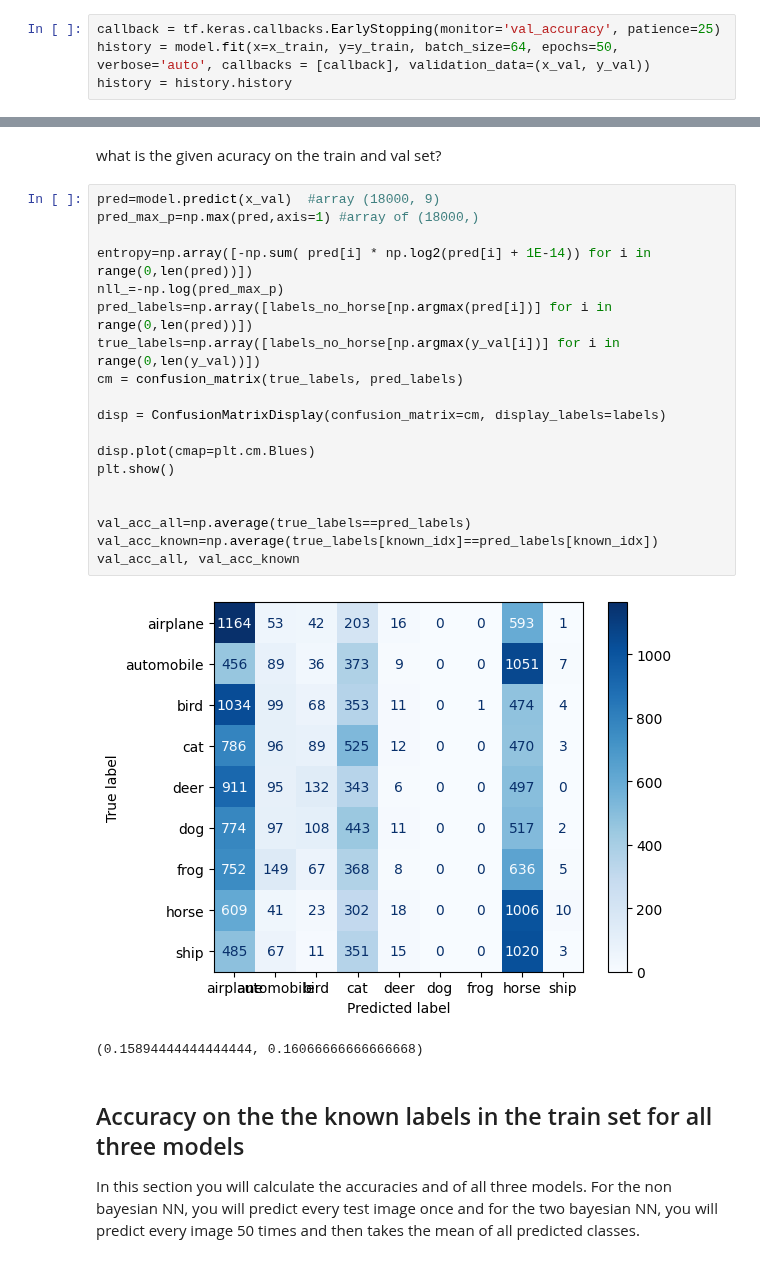
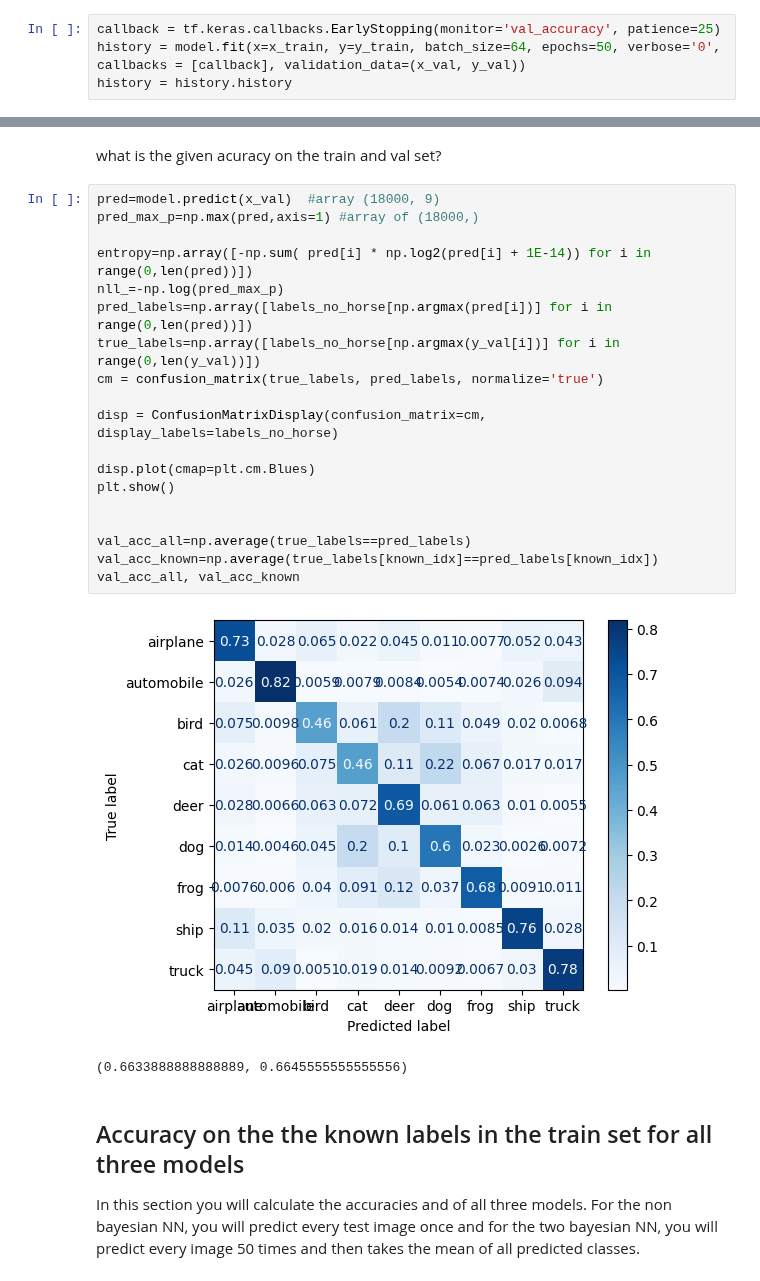
Before and after one commit to RachelRamirez/tta, a Jupyter notebook: TTA_experiments_only.ipynb, the cells around one changed output, grey strips where cells are left out. Drawn from its saved outputs; the diff is of its cells as text.

Commit message:
recreated model training plots

```diff
--- a/TTA_experiments_only.ipynb
+++ b/TTA_experiments_only.ipynb
@@ -249,5 +249,5 @@ _________________________________________________________________
 I didn't know if the model was trained using EarlyStop or Val_Loss, I just see that the previous model was trained on accuracy so I want to train the model and double check that it was stopped around epoch 20 and note epoch 50 where the validation loss increased.
 # %%
 callback = tf.keras.callbacks.EarlyStopping(monitor='val_accuracy', patience=25)
-history = model.fit(x=x_train, y=y_train, batch_size=64, epochs=50, verbose='auto', callbacks = [callback], validation_data=(x_val, y_val))
+history = model.fit(x=x_train, y=y_train, batch_size=64, epochs=50, verbose='0', callbacks = [callback], validation_data=(x_val, y_val))
 history = history.history
@@ -311,25 +291,25 @@ what is the given acuracy on the train and val set?
 # %%
 pred=model.predict(x_val)  #array (18000, 9)
 pred_max_p=np.max(pred,axis=1) #array of (18000,)
 
 entropy=np.array([-np.sum( pred[i] * np.log2(pred[i] + 1E-14)) for i in range(0,len(pred))])
 nll_=-np.log(pred_max_p)
 pred_labels=np.array([labels_no_horse[np.argmax(pred[i])] for i in range(0,len(pred))])
 true_labels=np.array([labels_no_horse[np.argmax(y_val[i])] for i in range(0,len(y_val))])
-cm = confusion_matrix(true_labels, pred_labels)
+cm = confusion_matrix(true_labels, pred_labels, normalize='true')
 
-disp = ConfusionMatrixDisplay(confusion_matrix=cm, display_labels=labels)
+disp = ConfusionMatrixDisplay(confusion_matrix=cm, display_labels=labels_no_horse)
 
 disp.plot(cmap=plt.cm.Blues)
 plt.show()
 
 
 val_acc_all=np.average(true_labels==pred_labels)
 val_acc_known=np.average(true_labels[known_idx]==pred_labels[known_idx])
 val_acc_all, val_acc_known
 # %% [output]
-[figure, old version]
+[figure, new version]
-(0.15894444444444444, 0.16066666666666668)
+(0.6633888888888889, 0.6645555555555556)
 # %% [markdown]
 ## Accuracy on the the known labels in the train set for all three models
 In this section you will calculate the accuracies and of all three models. For the non bayesian NN, you will predict every test image once and for the two bayesian NN, you will predict every image 50 times and then takes the mean of all predicted classes.
```
Also changed, not shown: parts of 1 cell of this notebook.
